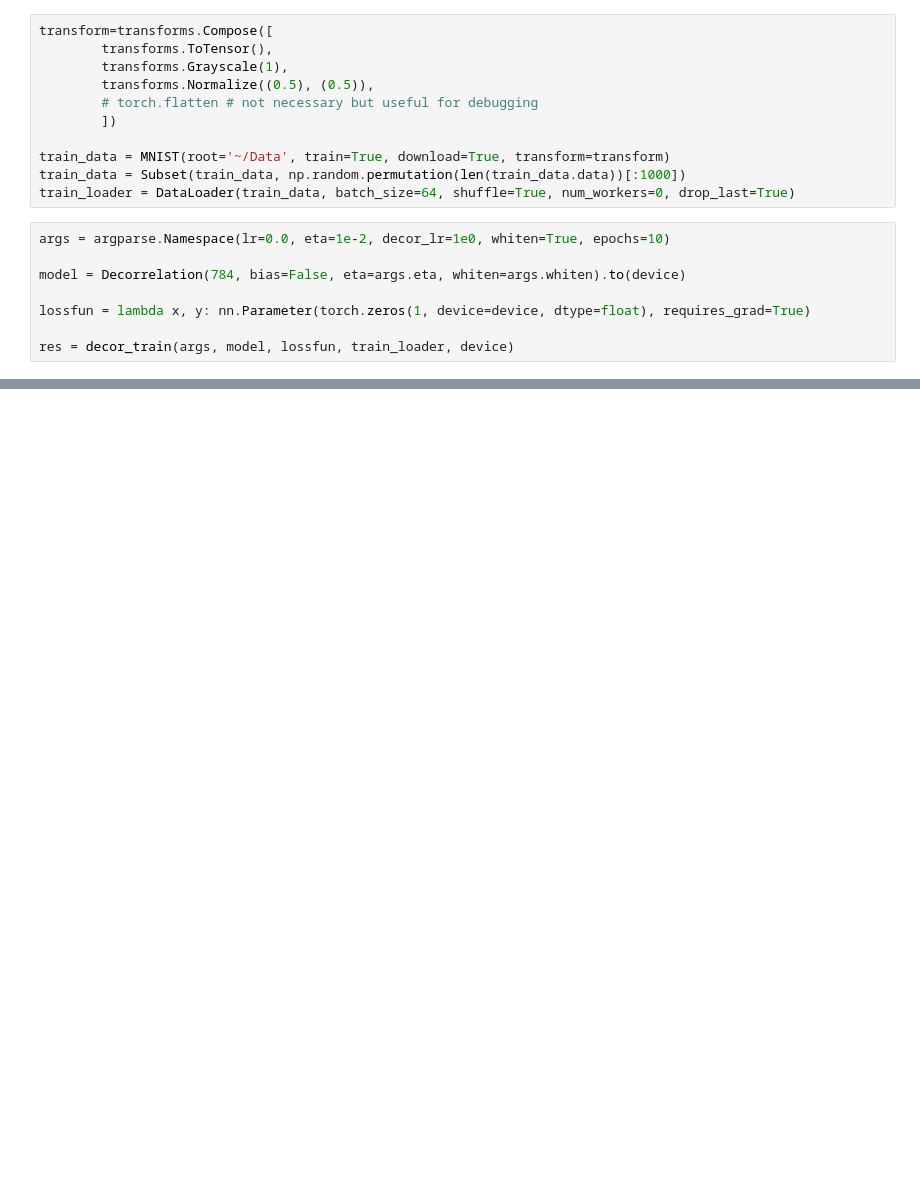
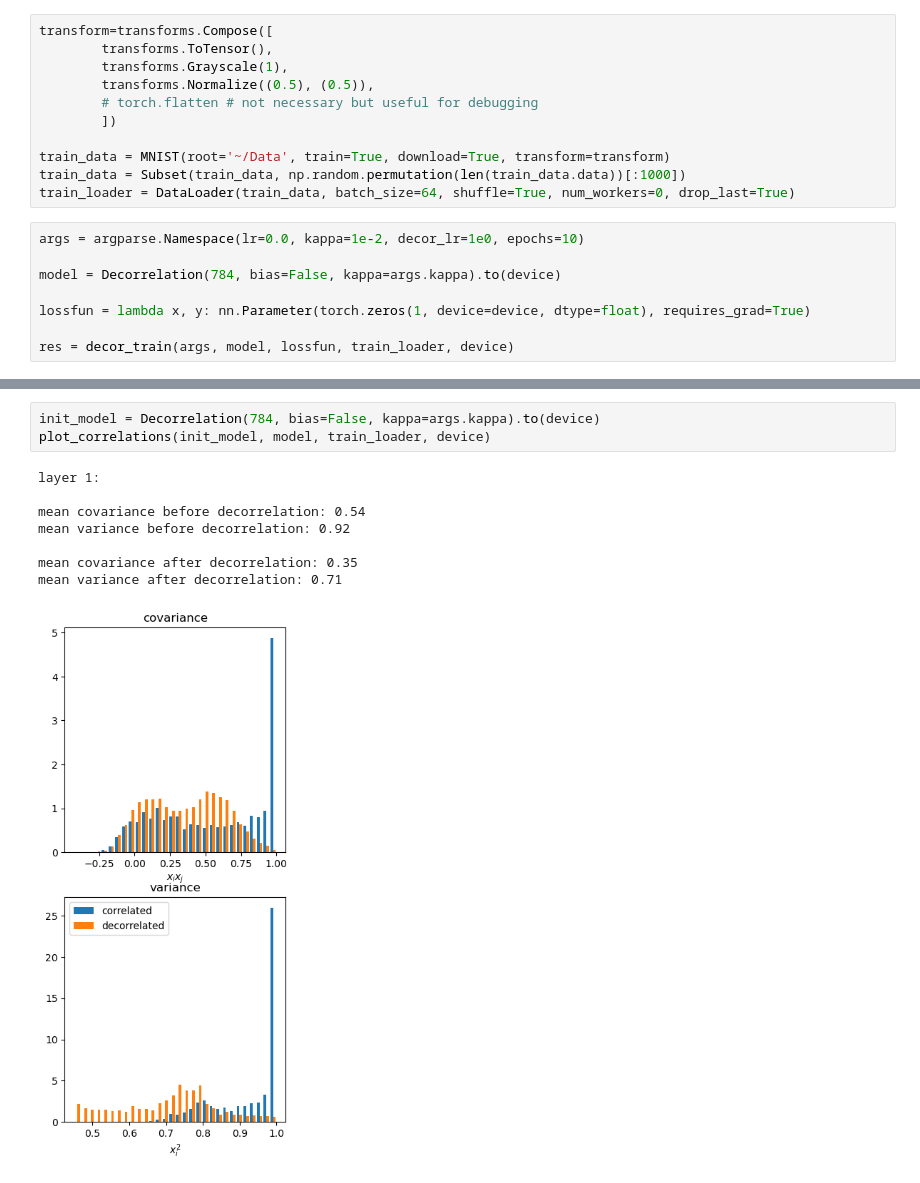
Before and after one commit to artcogsys/decorbp, a Jupyter notebook: examples/train_analysis.ipynb, the cells around one changed output, grey strips where cells are left out. Saved outputs shown, nothing was run; the diff lists cells and outputs as text; blank space fills up the shorter version.

```diff
--- a/examples/train_analysis.ipynb
+++ b/examples/train_analysis.ipynb
@@ -35,9 +36,9 @@ train_data = MNIST(root='~/Data', train=True, download=True, transform=transform
 train_data = Subset(train_data, np.random.permutation(len(train_data.data))[:1000])
 train_loader = DataLoader(train_data, batch_size=64, shuffle=True, num_workers=0, drop_last=True)
 # %%
-args = argparse.Namespace(lr=0.0, eta=1e-2, decor_lr=1e0, whiten=True, epochs=10)
+args = argparse.Namespace(lr=0.0, kappa=1e-2, decor_lr=1e0, epochs=10)
 
-model = Decorrelation(784, bias=False, eta=args.eta, whiten=args.whiten).to(device)
+model = Decorrelation(784, bias=False, kappa=args.kappa).to(device)
 
 lossfun = lambda x, y: nn.Parameter(torch.zeros(1, device=device, dtype=float), requires_grad=True)
 
@@ -57 +58,13 @@ epoch 10        time:0.387 s    bp loss: 0.000000       decorrelation loss: 3.11
+# %%
+init_model = Decorrelation(784, bias=False, kappa=args.kappa).to(device)
+plot_correlations(init_model, model, train_loader, device)
+# %% [output]
+layer 1:
+
+mean covariance before decorrelation: 0.54
+mean variance before decorrelation: 0.92
+
+mean covariance after decorrelation: 0.35
+mean variance after decorrelation: 0.71
+[figure, added]
 # %%
```
Also changed, not shown: parts of 7 cells of this notebook, 5 other files.
